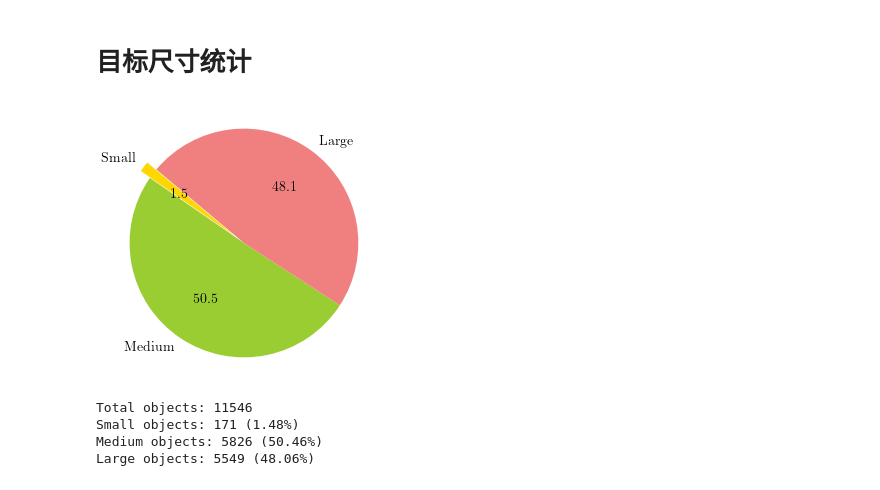
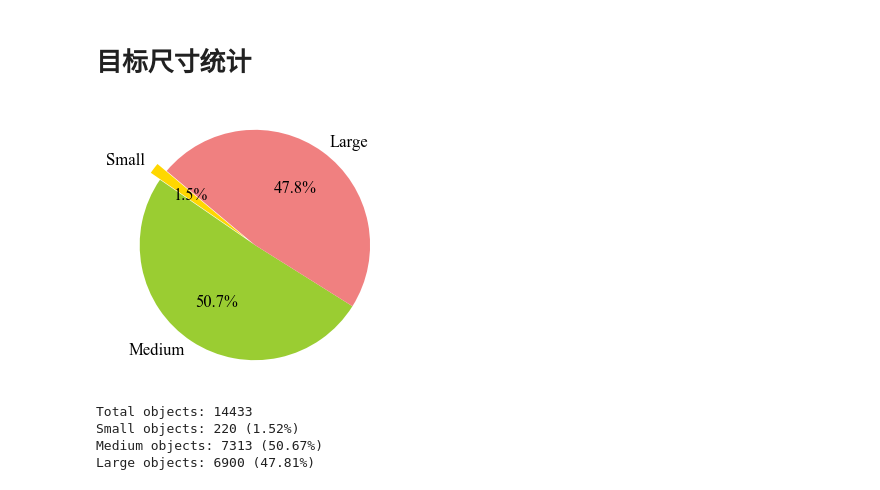
Before and after one commit to flywithliye/lard-detection, a Jupyter notebook: src/eda/2.data_yolo_analysis.ipynb, the cells around one changed output. Cells and saved outputs as stored; diff of their text form; code cells hidden in the pictures.

```diff
--- a/src/eda/2.data_yolo_analysis.ipynb
+++ b/src/eda/2.data_yolo_analysis.ipynb
@@ -452,14 +452,18 @@ plt.show()
 import json
 import matplotlib.pyplot as plt
 
+plt.style.use('classic')
+plt.rcParams["font.family"] = "serif"
+plt.rcParams["font.serif"] = ["Times New Roman"]
 
-# 加载标注文件
-with open(f'{ROOT_DATA}/annotations/instances_train.json', 'r') as f:
-    annotations = json.load(f)
-
+# 计数变量
 small_count = 0
 medium_count = 0
 large_count = 0
+
+# 加载标注文件
+with open(f'{ROOT_DATA}/annotations/instances_train_all.json', 'r') as f:
+    annotations = json.load(f)
 
 # 遍历所有标注
 for ann in annotations['annotations']:
@@ -476,37 +480,39 @@ for ann in annotations['annotations']:
 
 # 目标总数
 total_count = small_count + medium_count + large_count
 
 # 计算占比
 small_prop = (small_count / total_count) * 100
 medium_prop = (medium_count / total_count) * 100
 large_prop = (large_count / total_count) * 100
 
 # 构造饼图
 labels = 'Small', 'Medium', 'Large'
 sizes = [small_count, medium_count, large_count]
 colors = ['gold', 'yellowgreen', 'lightcoral']
 explode = (0.1, 0, 0)  # explode the 1st slice
 
 # 绘图
 plt.figure(figsize=(3, 3), facecolor='white', dpi=100)
 plt.pie(
     sizes, explode=explode, labels=labels, colors=colors,
-    autopct='%1.1f%%', shadow=False, startangle=140)
+    autopct='%1.1f%%', shadow=False, startangle=140,
+    wedgeprops={'linewidth': 0, 'edgecolor': 'green'},
+    textprops={'fontsize': 12, 'color': 'k', 'fontfamily': 'serif'})
 plt.axis('equal')
 plt.tight_layout()
 plt.savefig(
-    f'{ROOT_PROJECT}/results/figs/eda/distribution_of_object_sizes.jpg',
+    f'{ROOT_PROJECT}/results/figs/eda/pie_of_object_sizes.jpg',
     dpi=600, bbox_inches='tight')  # pad_inches=0.0
 plt.show()
 
 print(f"Total objects: {total_count}")
 print(f"Small objects: {small_count} ({small_prop:.2f}%)")
 print(f"Medium objects: {medium_count} ({medium_prop:.2f}%)")
 print(f"Large objects: {large_count} ({large_prop:.2f}%)")
 # %% [output]
-[figure, old version]
+[figure, new version]
-Total objects: 11546
-Small objects: 171 (1.48%)
-Medium objects: 5826 (50.46%)
-Large objects: 5549 (48.06%)
+Total objects: 14433
+Small objects: 220 (1.52%)
+Medium objects: 7313 (50.67%)
+Large objects: 6900 (47.81%)
```
Also changed, not shown: parts of 4 cells of this notebook, 22 other files.
